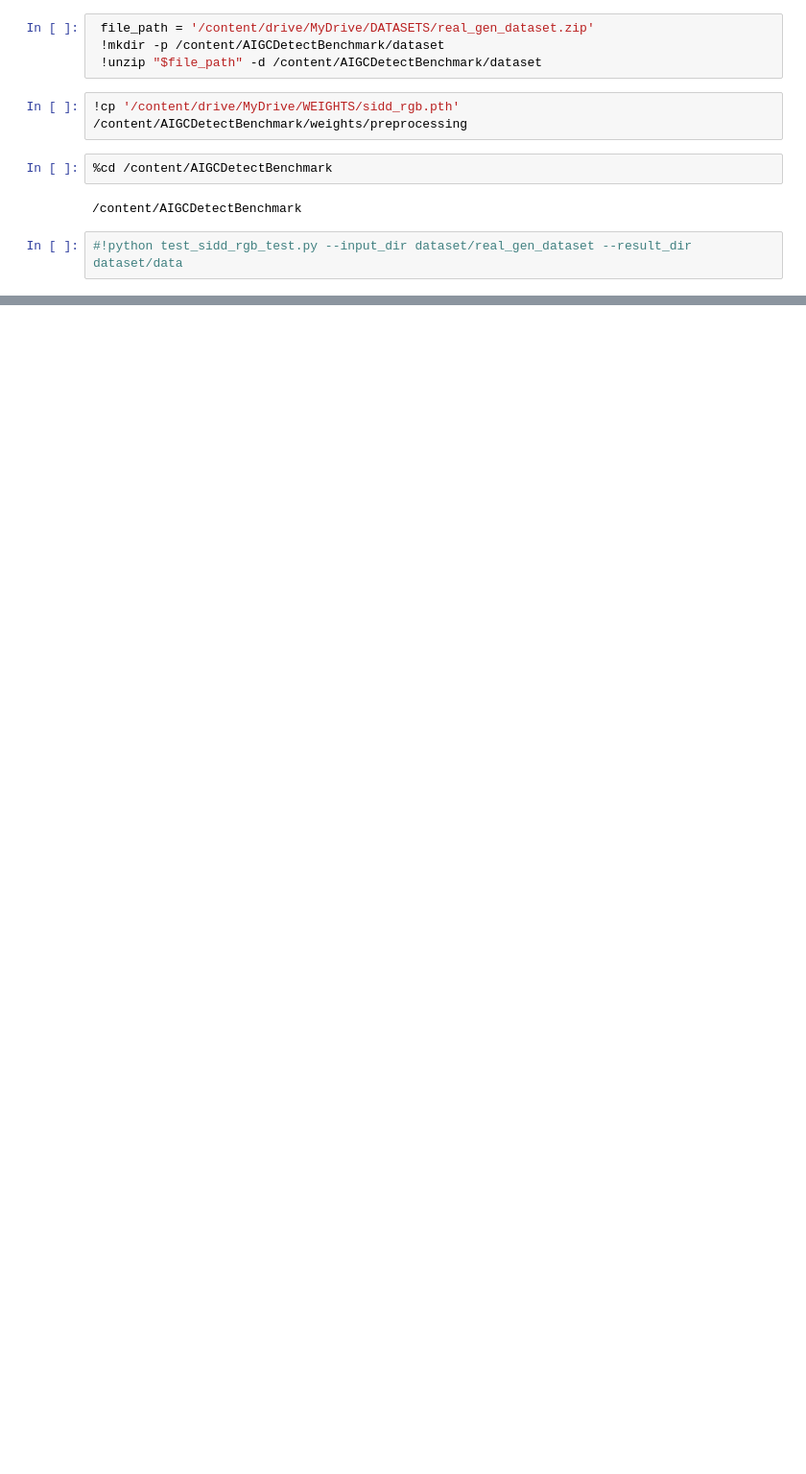
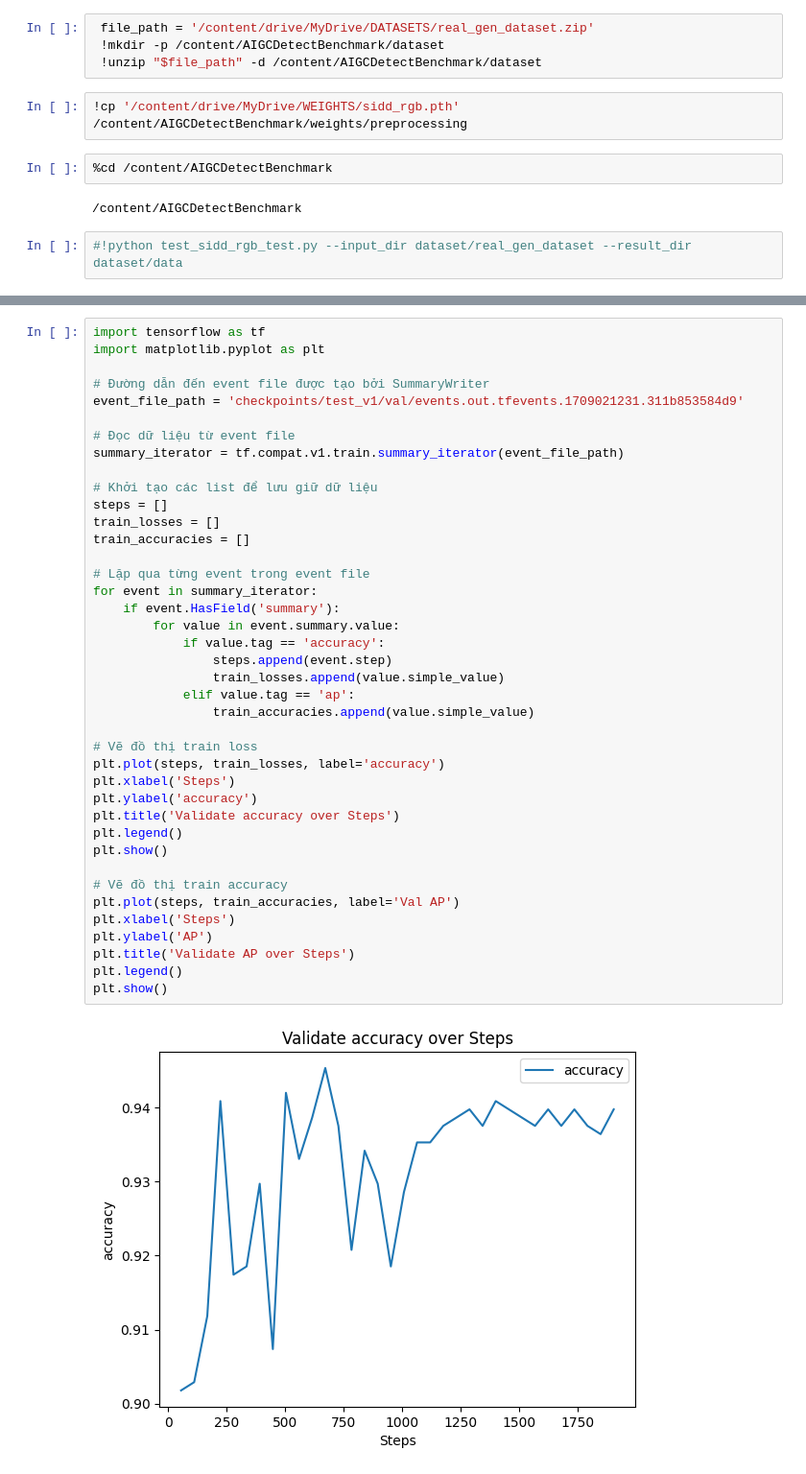
Before and after one commit to vohoaidanh/AIGCDetectBenchmark, a Jupyter notebook: AIGCDetectBenchmark.ipynb, the cells around one changed output, grey strips where cells are left out. Shown at 96% size. Saved outputs shown, nothing was run; the diff lists cells and outputs as text; blank space fills up the shorter version.

```diff
--- a/AIGCDetectBenchmark.ipynb
+++ b/AIGCDetectBenchmark.ipynb
@@ -64,0 +52,42 @@ FileNotFoundError: [Errno 2] No such file or directory: 'dataset/data/test/train
+# %%
+import tensorflow as tf
+import matplotlib.pyplot as plt
+
+# Đường dẫn đến event file được tạo bởi SummaryWriter
+event_file_path = 'checkpoints/test_v1/val/events.out.tfevents.1709021231.311b853584d9'
+
+# Đọc dữ liệu từ event file
+summary_iterator = tf.compat.v1.train.summary_iterator(event_file_path)
+
+# Khởi tạo các list để lưu giữ dữ liệu
+steps = []
+train_losses = []
+train_accuracies = []
+
+# Lặp qua từng event trong event file
+for event in summary_iterator:
+    if event.HasField('summary'):
+        for value in event.summary.value:
+            if value.tag == 'accuracy':
+                steps.append(event.step)
+                train_losses.append(value.simple_value)
+            elif value.tag == 'ap':
+                train_accuracies.append(value.simple_value)
+
+# Vẽ đồ thị train loss
+plt.plot(steps, train_losses, label='accuracy')
+plt.xlabel('Steps')
+plt.ylabel('accuracy')
+plt.title('Validate accuracy over Steps')
+plt.legend()
+plt.show()
+
+# Vẽ đồ thị train accuracy
+plt.plot(steps, train_accuracies, label='Val AP')
+plt.xlabel('Steps')
+plt.ylabel('AP')
+plt.title('Validate AP over Steps')
+plt.legend()
+plt.show()
+# %% [output]
+[figure, added]
```
Also changed, not shown: parts of 5 cells of this notebook.
